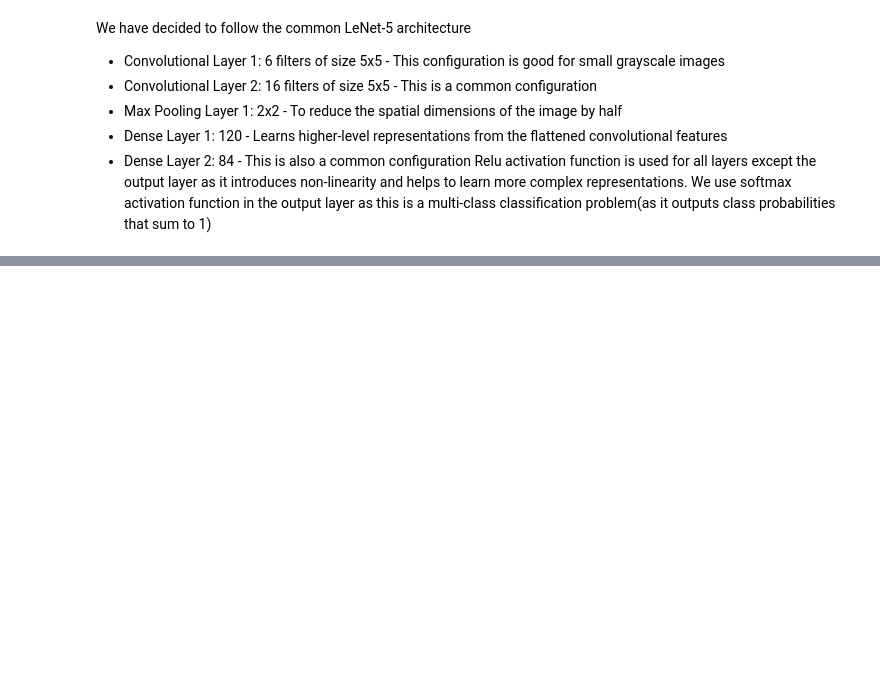
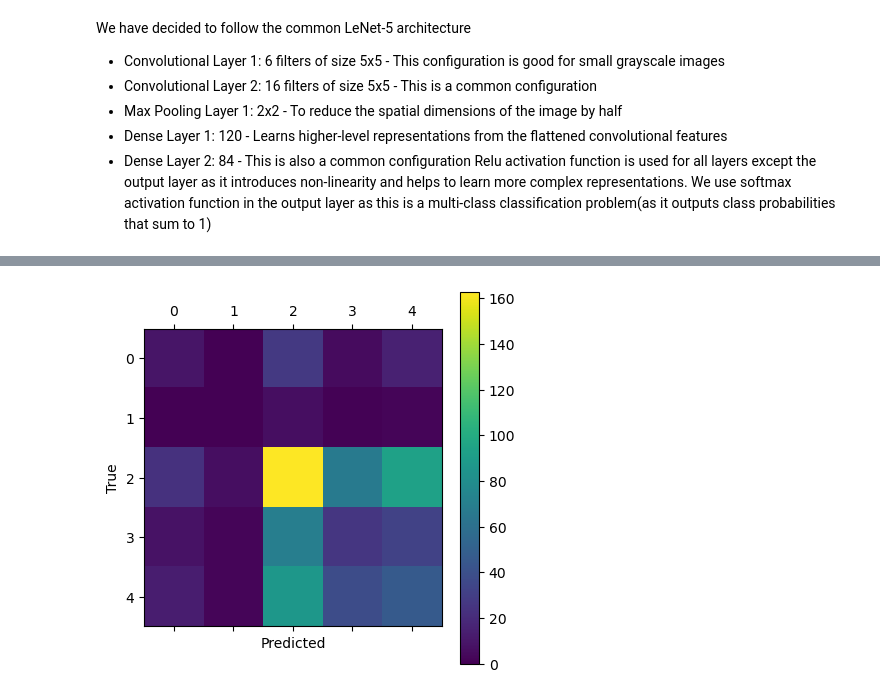
Before and after one commit to ashwin-sreejith/Traffic_Sign_Detection, a Jupyter notebook: cnn.ipynb, the cells around one changed output, grey strips where cells are left out. Cells and saved outputs as stored; diff of their text form; code cells hidden in the pictures; blank space fills up the shorter version.

```diff
--- a/cnn.ipynb
+++ b/cnn.ipynb
@@ -172,0 +195,4 @@ Relu activation function is used for all layers except the output layer as it in
+# %%
+# Generate predictions
+y_pred = model_lenet_5.predict(test_generator)
+y_pred_classes = np.argmax(y_pred, axis=1)
@@ -172,0 +201,19 @@ Relu activation function is used for all layers except the output layer as it in
+# %%
+# Get true labels
+y_true = test_generator.classes
+# %%
+from sklearn.metrics import confusion_matrix
+
+# Generate confusion matrix
+cm = confusion_matrix(y_true, y_pred_classes)
+# %%
+import matplotlib.pyplot as plt
+
+# Display confusion matrix
+plt.matshow(cm)
+plt.colorbar()
+plt.xlabel('Predicted')
+plt.ylabel('True')
+plt.show()
+# %% [output]
+[figure, added]
```
Also changed, not shown: parts of 9 cells of this notebook.
